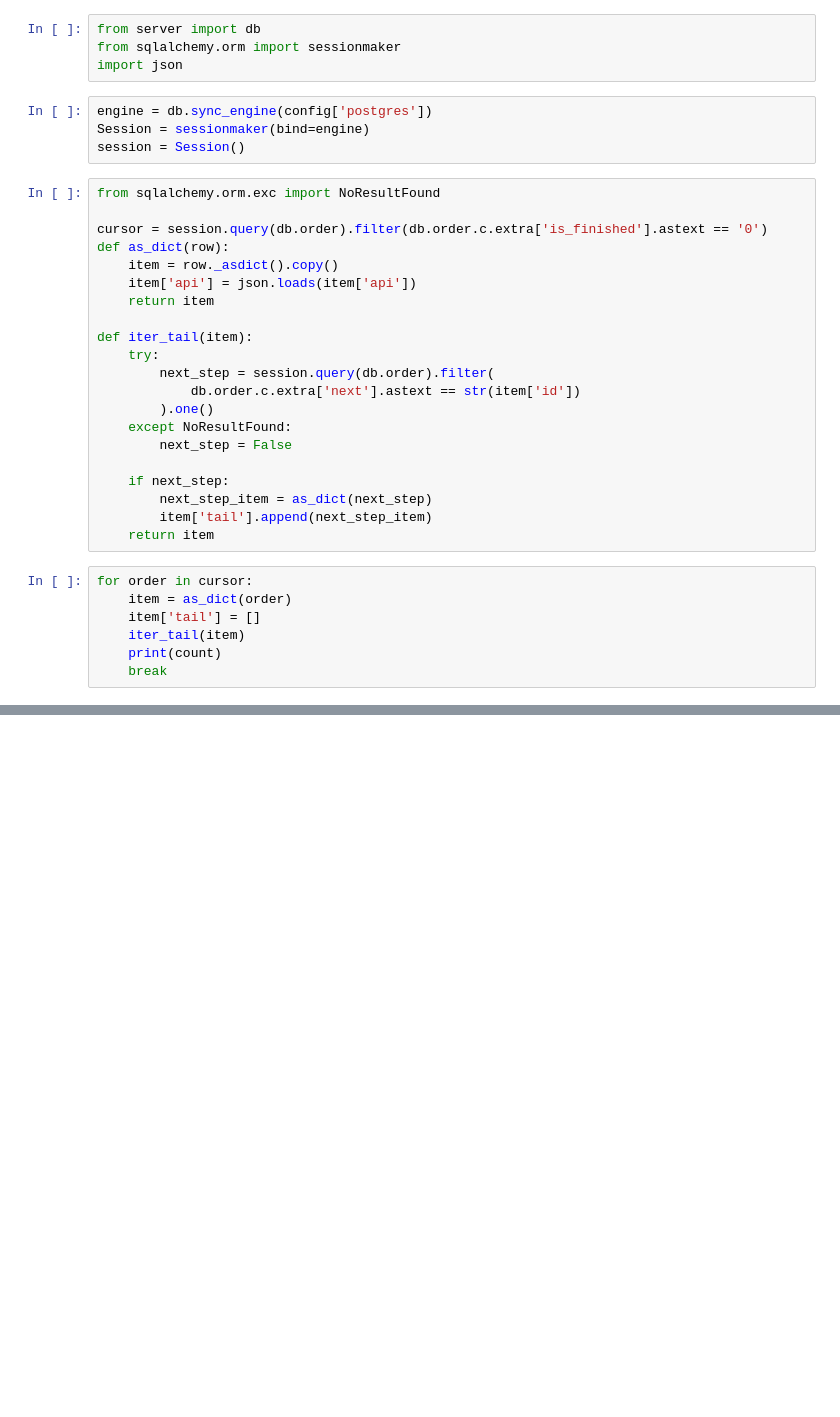
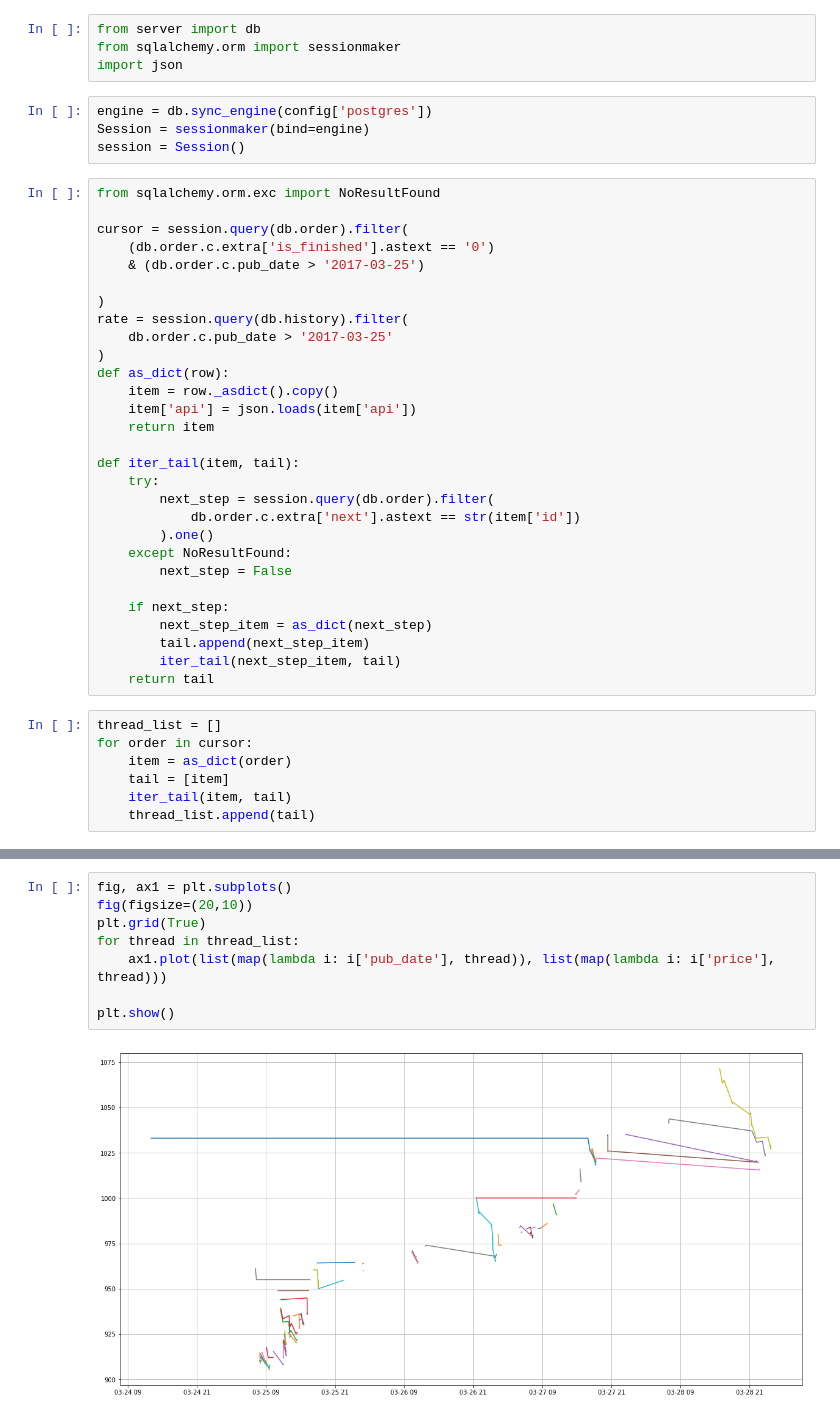
Before and after one commit to ErDmKo/trade-bot, a Jupyter notebook: server/jupyter/Statistic.ipynb, the cells around one changed output, grey strips where cells are left out. Drawn from its saved outputs; the diff is of its cells as text; blank space fills up the shorter version.

Commit message:
Simple thread graph

```diff
--- a/server/jupyter/Statistic.ipynb
+++ b/server/jupyter/Statistic.ipynb
@@ -20,13 +20,20 @@ session = Session()
 # %%
 from sqlalchemy.orm.exc import NoResultFound
 
-cursor = session.query(db.order).filter(db.order.c.extra['is_finished'].astext == '0')
+cursor = session.query(db.order).filter(
+    (db.order.c.extra['is_finished'].astext == '0')
+    & (db.order.c.pub_date > '2017-03-25')
+
+)
+rate = session.query(db.history).filter(
+    db.order.c.pub_date > '2017-03-25'
+)
 def as_dict(row):
     item = row._asdict().copy()
     item['api'] = json.loads(item['api'])
     return item
 
-def iter_tail(item):
+def iter_tail(item, tail):
     try:
         next_step = session.query(db.order).filter(
             db.order.c.extra['next'].astext == str(item['id'])
@@ -36,12 +43,13 @@ def iter_tail(item):
 
     if next_step:
         next_step_item = as_dict(next_step)
-        item['tail'].append(next_step_item)
-    return item
+        tail.append(next_step_item)
+        iter_tail(next_step_item, tail)
+    return tail
 # %%
+thread_list = []
 for order in cursor:
     item = as_dict(order)
-    item['tail'] = []
-    iter_tail(item)
-    print(count)
-    break
+    tail = [item]
+    iter_tail(item, tail)
+    thread_list.append(tail)
@@ -50,0 +58,10 @@ False
+# %%
+fig, ax1 = plt.subplots()
+fig(figsize=(20,10))
+plt.grid(True)
+for thread in thread_list:
+    ax1.plot(list(map(lambda i: i['pub_date'], thread)), list(map(lambda i: i['price'], thread)))
+
+plt.show()
+# %% [output]
+[figure, added]
```
Also changed, not shown: parts of 2 cells of this notebook.
